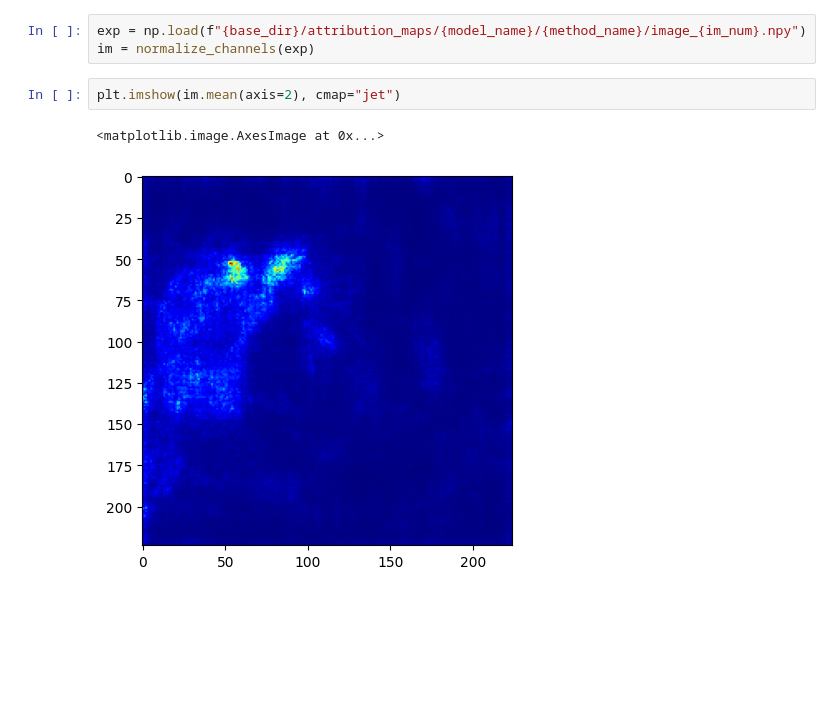
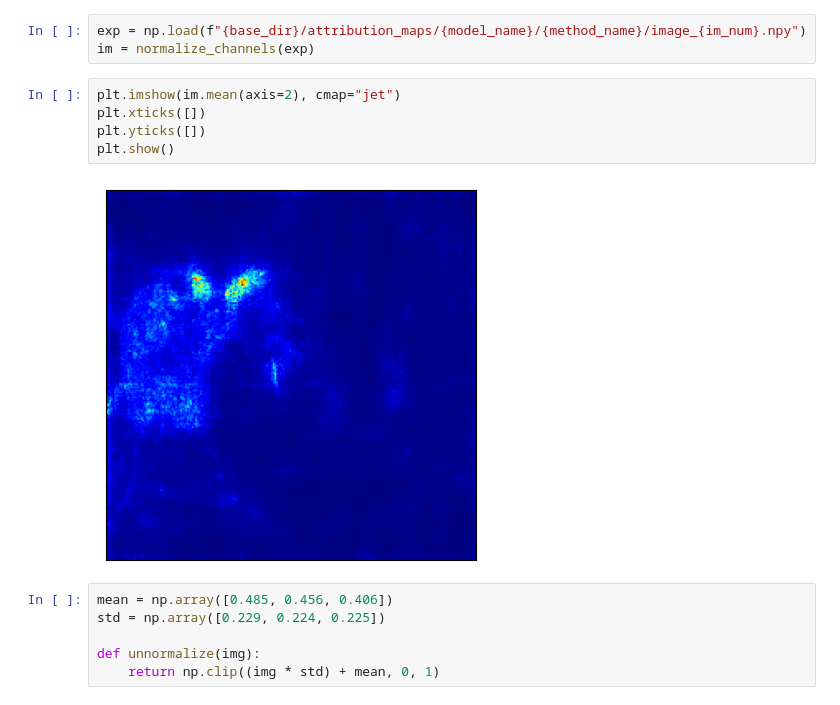
Before and after one commit to vital-kolab/maps, a Jupyter notebook: visualize_explanations.ipynb, the cells around one changed output. Saved outputs shown, nothing was run; the diff lists cells and outputs as text; blank space fills up the shorter version.

```diff
--- a/visualize_explanations.ipynb
+++ b/visualize_explanations.ipynb
@@ -20,6 +20,14 @@ exp = np.load(f"{base_dir}/attribution_maps/{model_name}/{method_name}/image_{im
 im = normalize_channels(exp)
 # %%
 plt.imshow(im.mean(axis=2), cmap="jet")
+plt.xticks([])
+plt.yticks([])
+plt.show()
 # %% [output]
-<matplotlib.image.AxesImage at 0x...>
-[figure, old version]
+[figure, new version]
+# %%
+mean = np.array([0.485, 0.456, 0.406])
+std = np.array([0.229, 0.224, 0.225])
+
+def unnormalize(img):
+    return np.clip((img * std) + mean, 0, 1)
```
Also changed, not shown: parts of 1 cell of this notebook, 4 other files.
